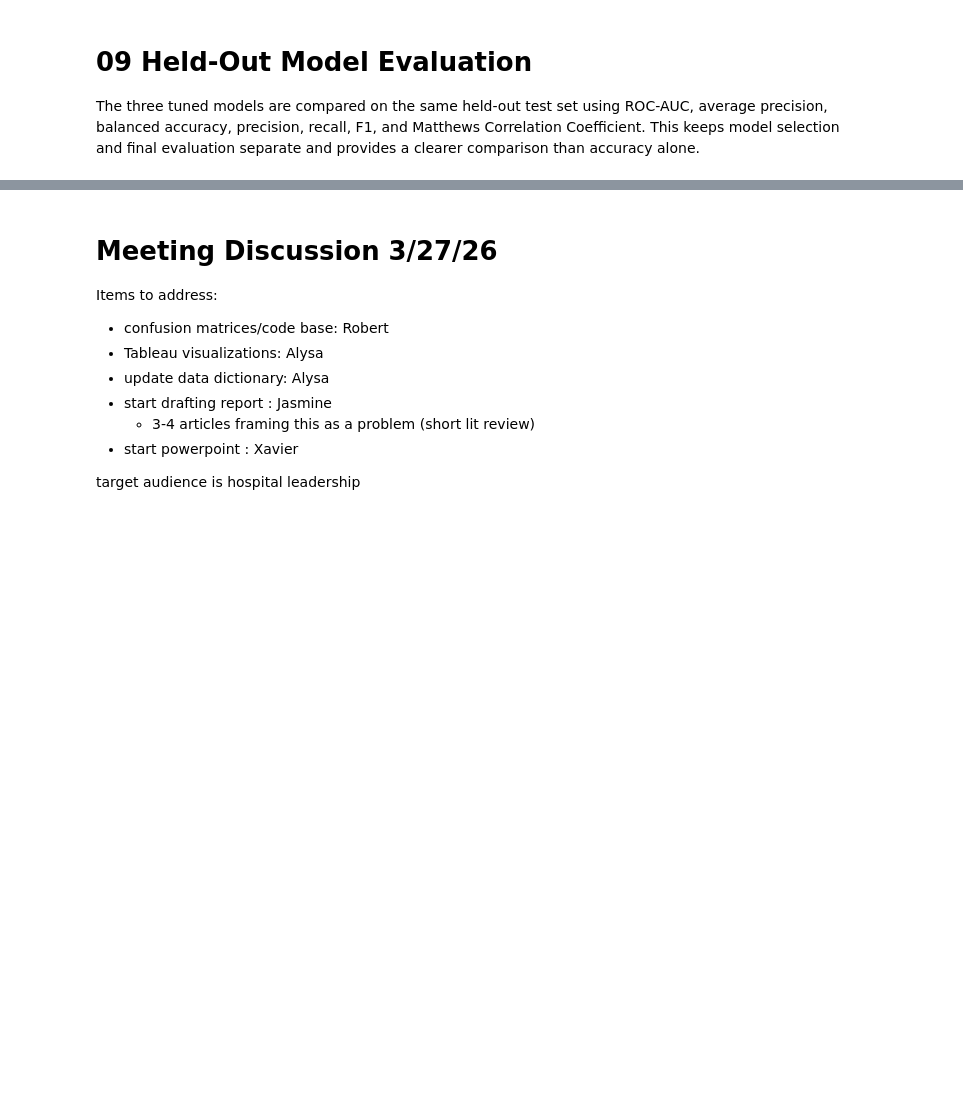
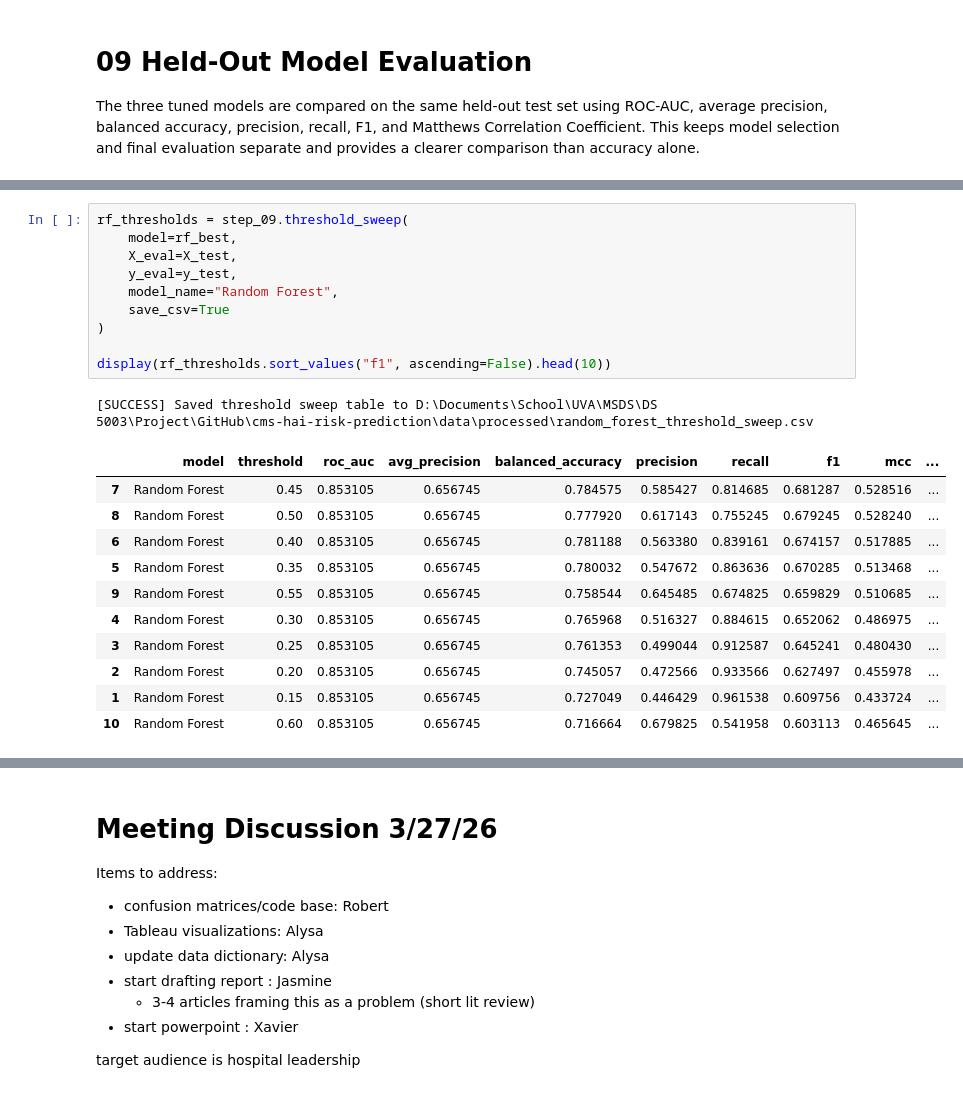
Before and after one commit to Rjashby1/cms-hai-risk-prediction, a Jupyter notebook: code/main_pipeline.ipynb, the cells around one changed output, grey strips where cells are left out. Saved outputs shown, nothing was run; the diff lists cells and outputs as text; blank space fills up the shorter version.

```diff
--- a/code/main_pipeline.ipynb
+++ b/code/main_pipeline.ipynb
@@ -420,0 +710,23 @@ display(results_df)
+# %%
+rf_thresholds = step_09.threshold_sweep(
+    model=rf_best,
+    X_eval=X_test,
+    y_eval=y_test,
+    model_name="Random Forest",
+    save_csv=True
+)
+
+display(rf_thresholds.sort_values("f1", ascending=False).head(10))
+# %% [output]
+[SUCCESS] Saved threshold sweep table to D:\Documents\School\UVA\MSDS\DS 5003\Project\GitHub\cms-hai-risk-prediction\data\processed\random_forest_threshold_sweep.csv
+|  | model | threshold | roc_auc | avg_precision | balanced_accuracy | precision | recall | f1 | mcc | ... |
+| 7 | Random Forest | 0.45 | 0.853105 | 0.656745 | 0.784575 | 0.585427 | 0.814685 | 0.681287 | 0.528516 | ... |
+| 8 | Random Forest | 0.50 | 0.853105 | 0.656745 | 0.777920 | 0.617143 | 0.755245 | 0.679245 | 0.528240 | ... |
+| 6 | Random Forest | 0.40 | 0.853105 | 0.656745 | 0.781188 | 0.563380 | 0.839161 | 0.674157 | 0.517885 | ... |
+| 5 | Random Forest | 0.35 | 0.853105 | 0.656745 | 0.780032 | 0.547672 | 0.863636 | 0.670285 | 0.513468 | ... |
+| 9 | Random Forest | 0.55 | 0.853105 | 0.656745 | 0.758544 | 0.645485 | 0.674825 | 0.659829 | 0.510685 | ... |
+| 4 | Random Forest | 0.30 | 0.853105 | 0.656745 | 0.765968 | 0.516327 | 0.884615 | 0.652062 | 0.486975 | ... |
+| 3 | Random Forest | 0.25 | 0.853105 | 0.656745 | 0.761353 | 0.499044 | 0.912587 | 0.645241 | 0.480430 | ... |
+| 2 | Random Forest | 0.20 | 0.853105 | 0.656745 | 0.745057 | 0.472566 | 0.933566 | 0.627497 | 0.455978 | ... |
+| 1 | Random Forest | 0.15 | 0.853105 | 0.656745 | 0.727049 | 0.446429 | 0.961538 | 0.609756 | 0.433724 | ... |
+| 10 | Random Forest | 0.60 | 0.853105 | 0.656745 | 0.716664 | 0.679825 | 0.541958 | 0.603113 | 0.465645 | ... |
```
Also changed, not shown: parts of 22 cells of this notebook, 6 other files.
